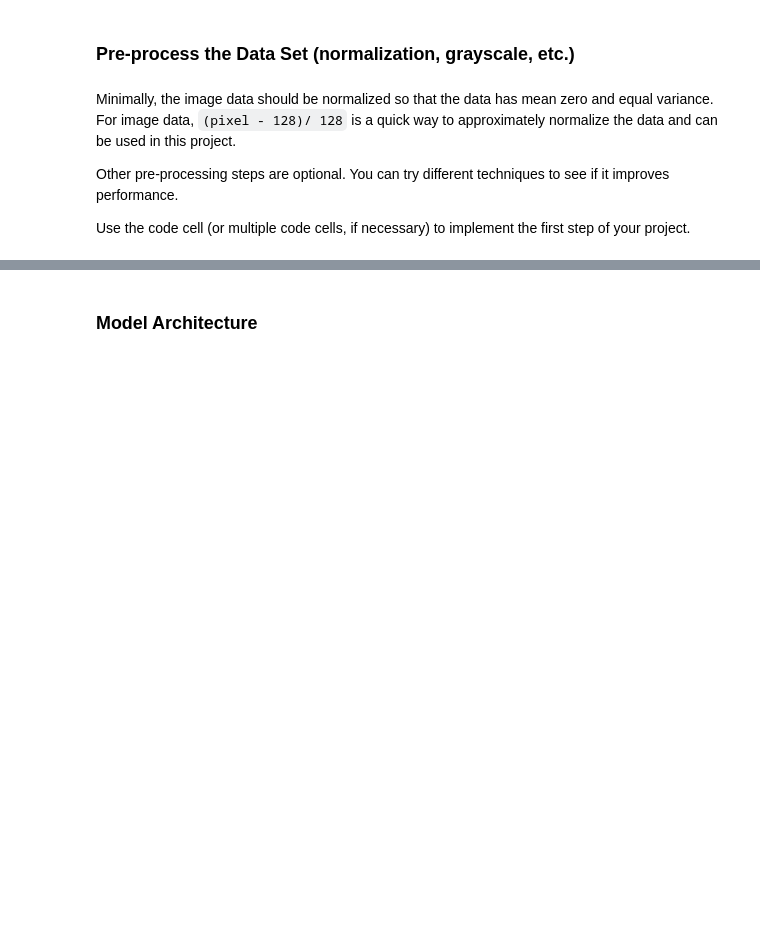
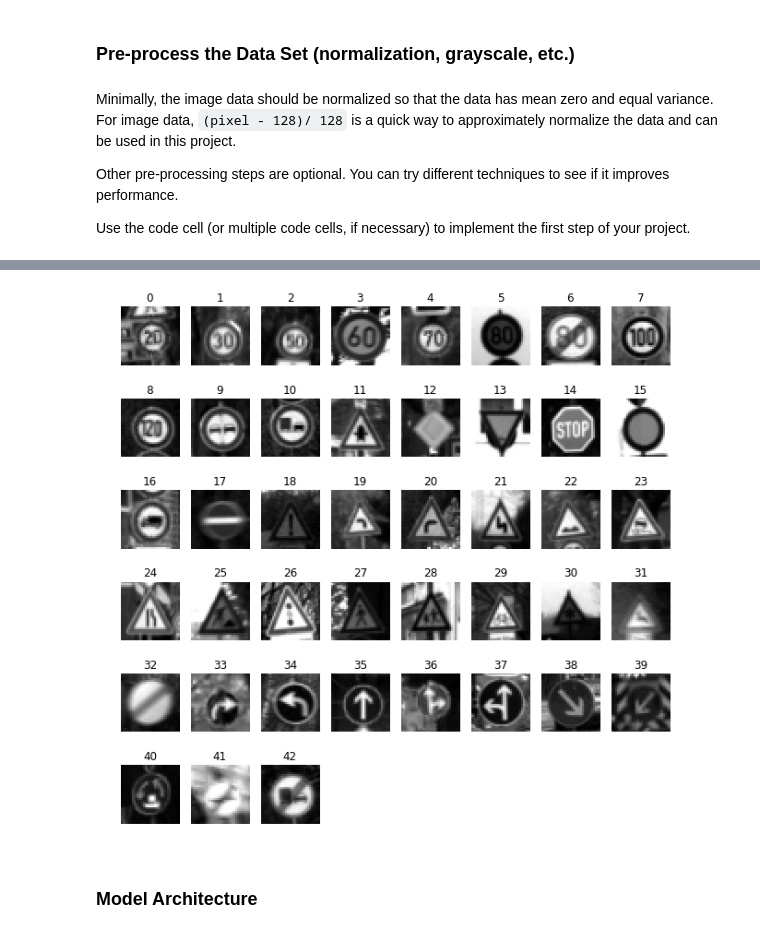
Before and after one commit to suvoganguli/SDCND-Projects, a Jupyter notebook: CarND-Traffic-Sign-Classifier-P3/Traffic_Sign_Classifier.ipynb, the cells around one changed output, grey strips where cells are left out. Saved outputs shown, nothing was run; the diff lists cells and outputs as text; code cells hidden in the pictures; blank space fills up the shorter version.

```diff
--- a/CarND-Traffic-Sign-Classifier-P3/Traffic_Sign_Classifier.ipynb
+++ b/CarND-Traffic-Sign-Classifier-P3/Traffic_Sign_Classifier.ipynb
@@ -175,3 +283,17 @@ X_test_norm = (X_test_norm-128)/256
+# %%
+plt.figure(figsize=(image_shape[0]/3,image_shape[1]/3))
+counts=[0]*n_classes
+for i in range(0, n_classes):
+    plt.subplot(6,8, i+1)
+    pics = X_train_gray[y_train == i]
+    index = random.randint(0, len(pics))
+    plt.imshow(pics[index].squeeze(),cmap='gray')
+    plt.title(i)
+    plt.axis('off')
+    counts[i]=len(pics)
+plt.show()
+# %% [output]
+[figure, added]
 # %% [markdown]
 ### Model Architecture
 # %%
```
Also changed, not shown: parts of 19 cells of this notebook, 5 other files.
